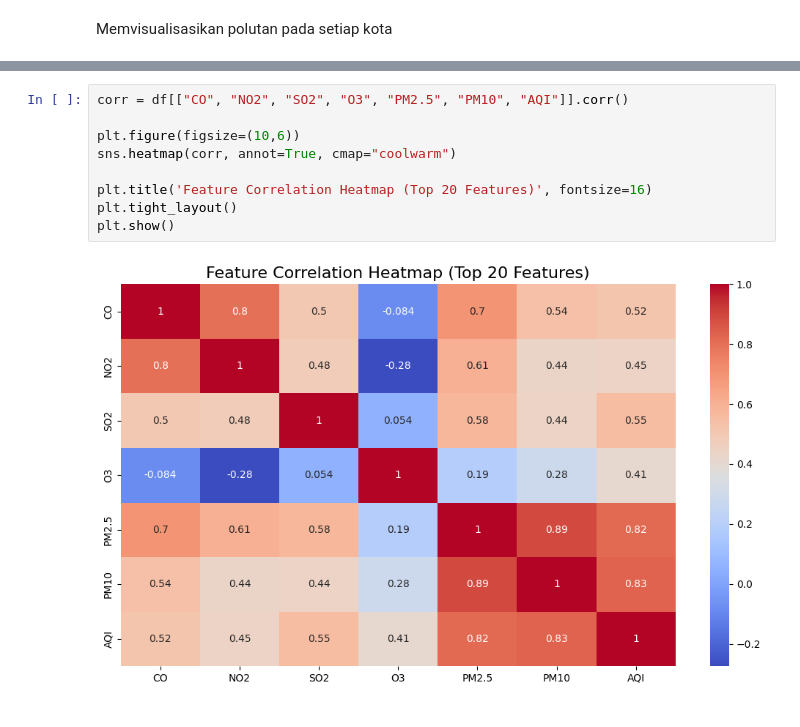
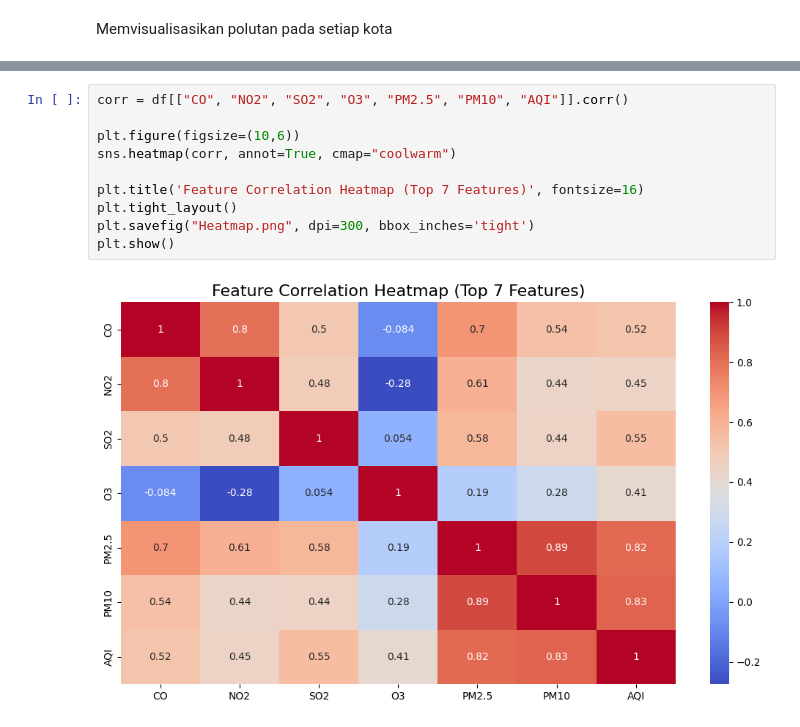
Before and after one commit to Naufallwcksn/FinalProject_BigData, a Jupyter notebook: FP_BigData.ipynb, the cells around one changed output, grey strips where cells are left out. Cells and saved outputs as stored; diff of their text form.

```diff
--- a/FP_BigData.ipynb
+++ b/FP_BigData.ipynb
@@ -160,11 +240,12 @@ plt.show()
 # %%
 corr = df[["CO", "NO2", "SO2", "O3", "PM2.5", "PM10", "AQI"]].corr()
 
 plt.figure(figsize=(10,6))
 sns.heatmap(corr, annot=True, cmap="coolwarm")
 
-plt.title('Feature Correlation Heatmap (Top 20 Features)', fontsize=16)
+plt.title('Feature Correlation Heatmap (Top 7 Features)', fontsize=16)
 plt.tight_layout()
+plt.savefig("Heatmap.png", dpi=300, bbox_inches='tight')
 plt.show()
 # %% [output]
-[figure, old version]
+[figure, new version]
```
Also changed, not shown: parts of 16 cells of this notebook, 2 other files.
